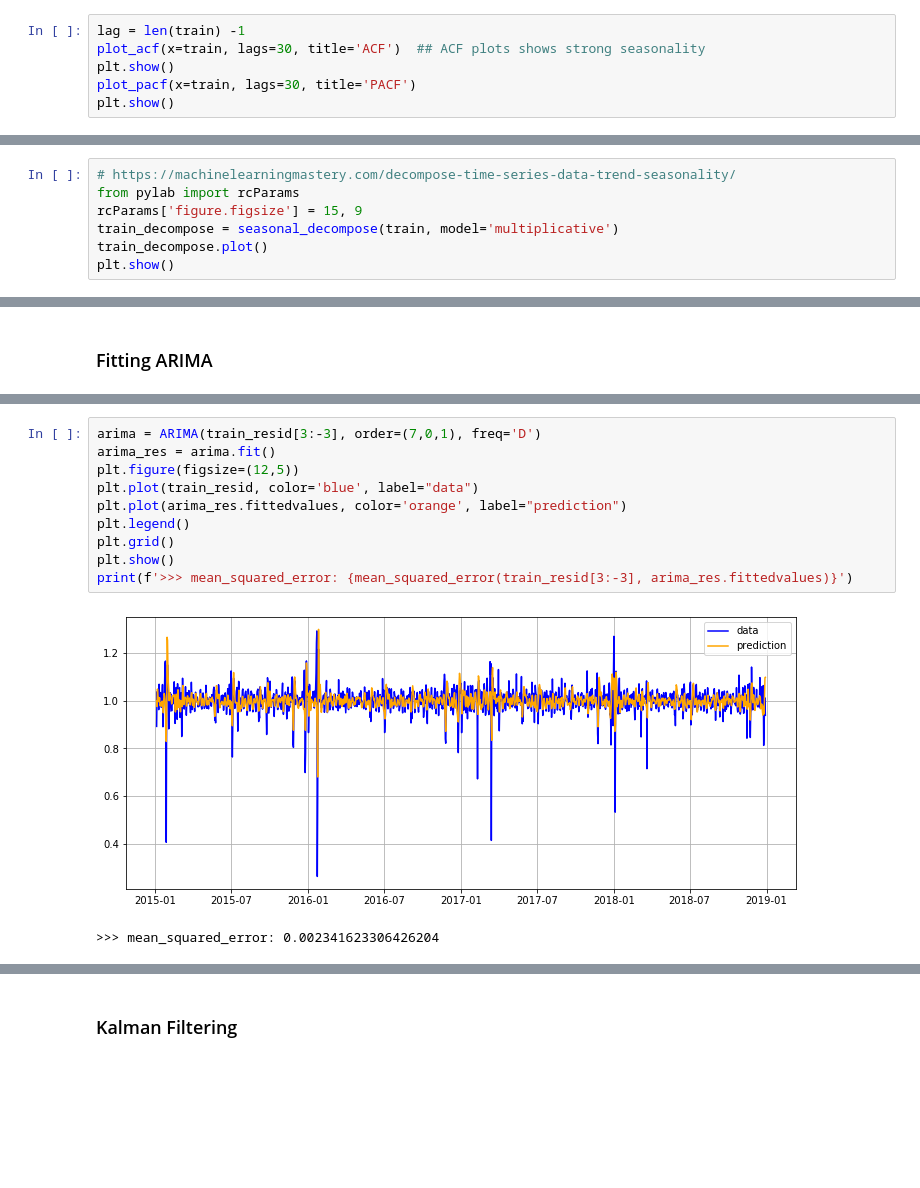
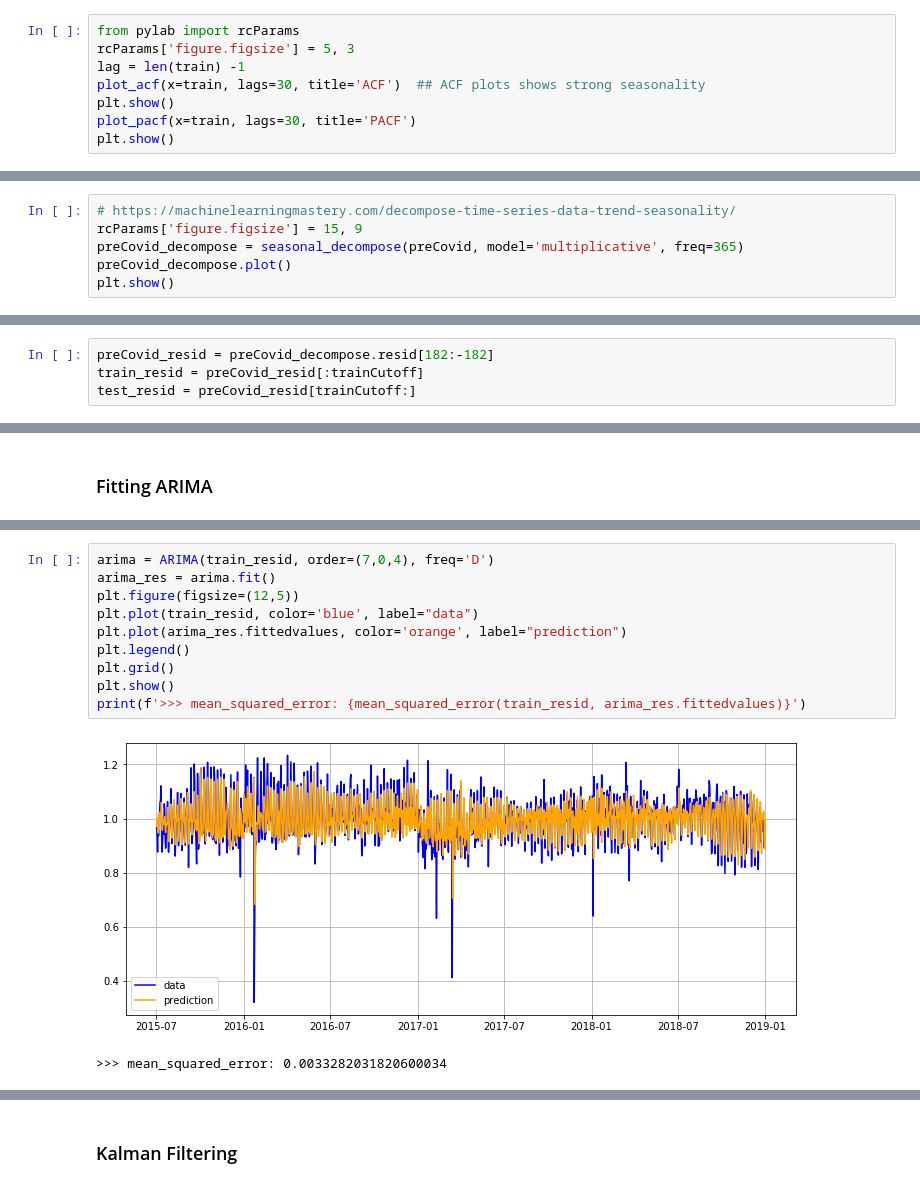
Before and after one commit to sujeongcha/TimeSeries-Transporation-and-Covid19, a Jupyter notebook: Modelling/taxi_modelling.ipynb, the cells around one changed output, grey strips where cells are left out. Saved outputs shown, nothing was run; the diff lists cells and outputs as text; blank space fills up the shorter version.

```diff
--- a/Modelling/taxi_modelling.ipynb
+++ b/Modelling/taxi_modelling.ipynb
@@ -74,6 +74,8 @@ test = preCovid[trainCutoff:]
 # %% [markdown]
 ### Plotting ACF, PACF
 # %%
+from pylab import rcParams
+rcParams['figure.figsize'] = 5, 3
 lag = len(train) -1
 plot_acf(x=train, lags=30, title='ACF')  ## ACF plots shows strong seasonality
 plt.show()
@@ -86,9 +88,8 @@ plt.show()
 ### Seasonal Decomposition
 # %%
 # https://machinelearningmastery.com/decompose-time-series-data-trend-seasonality/
-from pylab import rcParams
 rcParams['figure.figsize'] = 15, 9
-train_decompose = seasonal_decompose(train, model='multiplicative')
-train_decompose.plot()
+preCovid_decompose = seasonal_decompose(preCovid, model='multiplicative', freq=365)
+preCovid_decompose.plot()
 plt.show()
 # %% [output]
@@ -116,3 +116,7 @@ train_resid = train_decompose.resid
+# %%
+preCovid_resid = preCovid_decompose.resid[182:-182]
+train_resid = preCovid_resid[:trainCutoff]
+test_resid = preCovid_resid[trainCutoff:]
 # %% [markdown]
 ### Normalization
 # %%
@@ -179,14 +183,14 @@ Plateau around p=1
 # %%
-arima = ARIMA(train_resid[3:-3], order=(7,0,1), freq='D')
+arima = ARIMA(train_resid, order=(7,0,4), freq='D')
 arima_res = arima.fit()
 plt.figure(figsize=(12,5))
 plt.plot(train_resid, color='blue', label="data")
 plt.plot(arima_res.fittedvalues, color='orange', label="prediction")
 plt.legend()
 plt.grid()
 plt.show()
-print(f'>>> mean_squared_error: {mean_squared_error(train_resid[3:-3], arima_res.fittedvalues)}')
+print(f'>>> mean_squared_error: {mean_squared_error(train_resid, arima_res.fittedvalues)}')
 # %% [output]
-[figure, old version]
+[figure, new version]
->>> mean_squared_error: 0.002341623306426204
+>>> mean_squared_error: 0.0033282031820600034
 # %%
```
Also changed, not shown: parts of 15 cells of this notebook.
